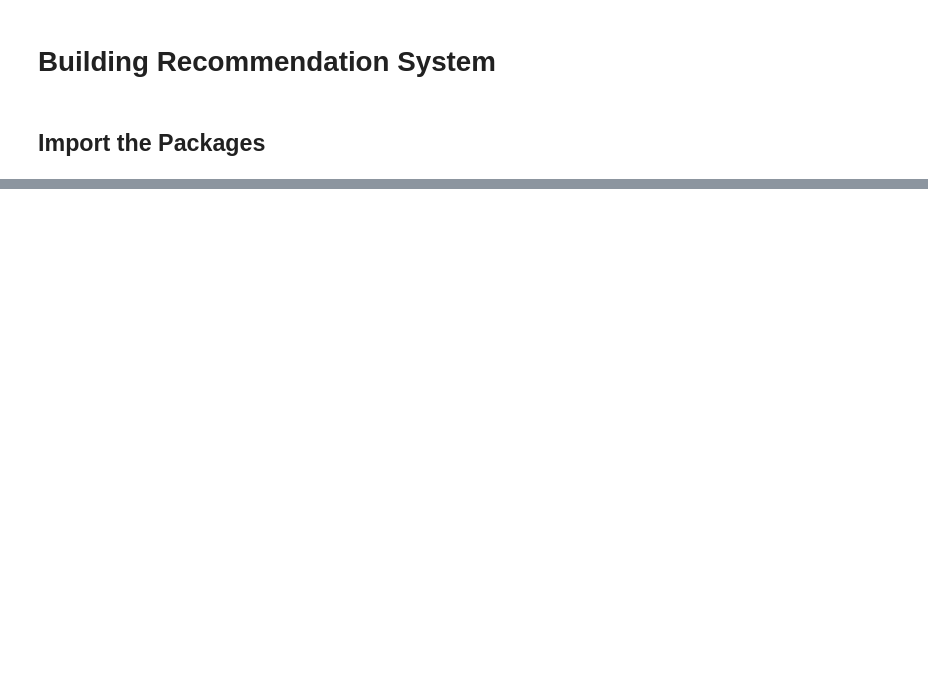
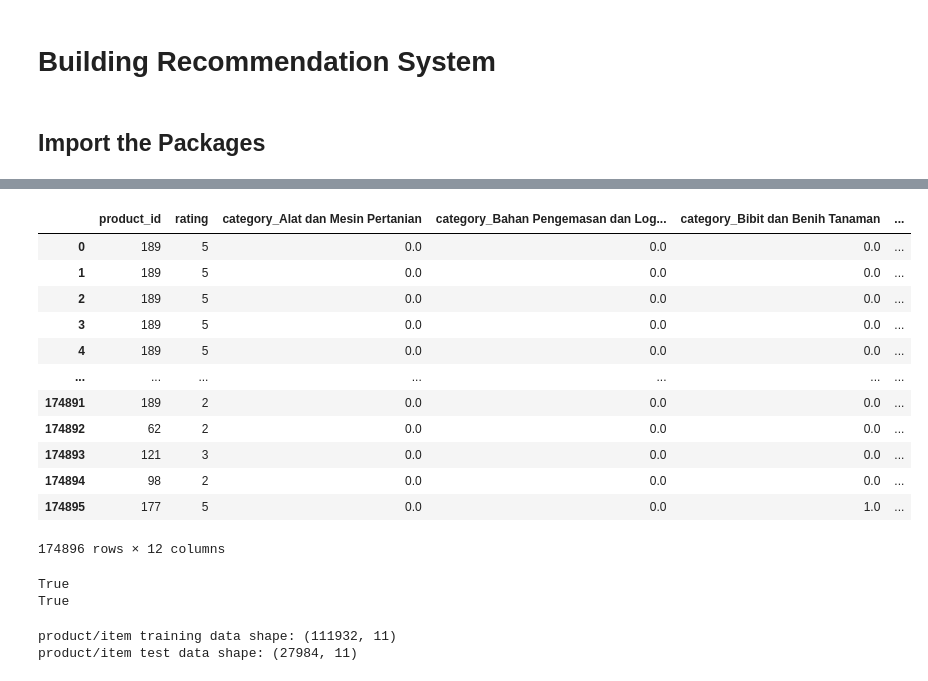
Before and after one commit to AgreaseOnGit/recommender-system, a Jupyter notebook: Recom System.ipynb, the cells around one changed output, grey strips where cells are left out. Saved outputs shown, nothing was run; the diff lists cells and outputs as text; code cells hidden in the pictures; blank space fills up the shorter version.

```diff
--- a/Recom System.ipynb
+++ b/Recom System.ipynb
@@ -235,0 +136,56 @@ Bumbu Rempah Asli Daribumi - Ketumbar Bubuk: Predicted Rating 4.77
+# %%
+# Transform product into label encode
+from sklearn.preprocessing import LabelEncoder
+label_encoder = LabelEncoder()
+product_data = label_encoder.fit_transform(data['productname'])
+product_data = pd.DataFrame(product_data, columns=['product_id'])
+product_data = product_data.merge(data, left_index=True, right_index=True)
+product_data.drop(["user_id", "productname"], axis=1, inplace=True)
+product_data
+# %% [output]
+|  | product_id | rating | category_Alat dan Mesin Pertanian | category_Bahan Pengemasan dan Log... | category_Bibit dan Benih Tanaman | ... |
+| 0 | 189 | 5 | 0.0 | 0.0 | 0.0 | ... |
+| 1 | 189 | 5 | 0.0 | 0.0 | 0.0 | ... |
+| 2 | 189 | 5 | 0.0 | 0.0 | 0.0 | ... |
+| 3 | 189 | 5 | 0.0 | 0.0 | 0.0 | ... |
+| 4 | 189 | 5 | 0.0 | 0.0 | 0.0 | ... |
+| ... | ... | ... | ... | ... | ... | ... |
+| 174891 | 189 | 2 | 0.0 | 0.0 | 0.0 | ... |
+| 174892 | 62 | 2 | 0.0 | 0.0 | 0.0 | ... |
+| 174893 | 121 | 3 | 0.0 | 0.0 | 0.0 | ... |
+| 174894 | 98 | 2 | 0.0 | 0.0 | 0.0 | ... |
+| 174895 | 177 | 5 | 0.0 | 0.0 | 1.0 | ... |
+174896 rows × 12 columns
+# %%
+# scale training data
+item_train_unscaled = product_data.drop('rating', axis=1).values
+user_train_unscaled = user_data
+y_train_unscaled    = product_data['rating'].values
+
+scalerItem = StandardScaler()
+scalerItem.fit(product_data.drop('rating', axis=1))
+item_train = scalerItem.transform(product_data.drop('rating', axis=1))
+
+scalerUser = StandardScaler()
+scalerUser.fit(user_data)
+user_train = scalerUser.transform(user_data)
+
+scalerTarget = MinMaxScaler((-1, 1))
+scalerTarget.fit(product_data['rating'].values.reshape(-1, 1))
+y_train = scalerTarget.transform(y_train_unscaled.reshape(-1, 1))
+#ynorm_test = scalerTarget.transform(y_test.reshape(-1, 1))
+
+print(np.allclose(item_train_unscaled, scalerItem.inverse_transform(item_train)))
+print(np.allclose(user_train_unscaled, scalerUser.inverse_transform(user_train)))
+# %% [output]
+True
+True
+# %%
+item_train, item_test = train_test_split(item_train, train_size=0.80, shuffle=True, random_state=1)
+user_train, user_test = train_test_split(user_train, train_size=0.80, shuffle=True, random_state=1)
+y_train, y_test       = train_test_split(y_train,    train_size=0.80, shuffle=True, random_state=1)
+print(f"product/item training data shape: {item_train.shape}")
+print(f"product/item test data shape: {item_test.shape}")
+# %% [output]
+product/item training data shape: (111932, 11)
+product/item test data shape: (27984, 11)
```
Also changed, not shown: parts of 25 cells of this notebook, 17 other files.
